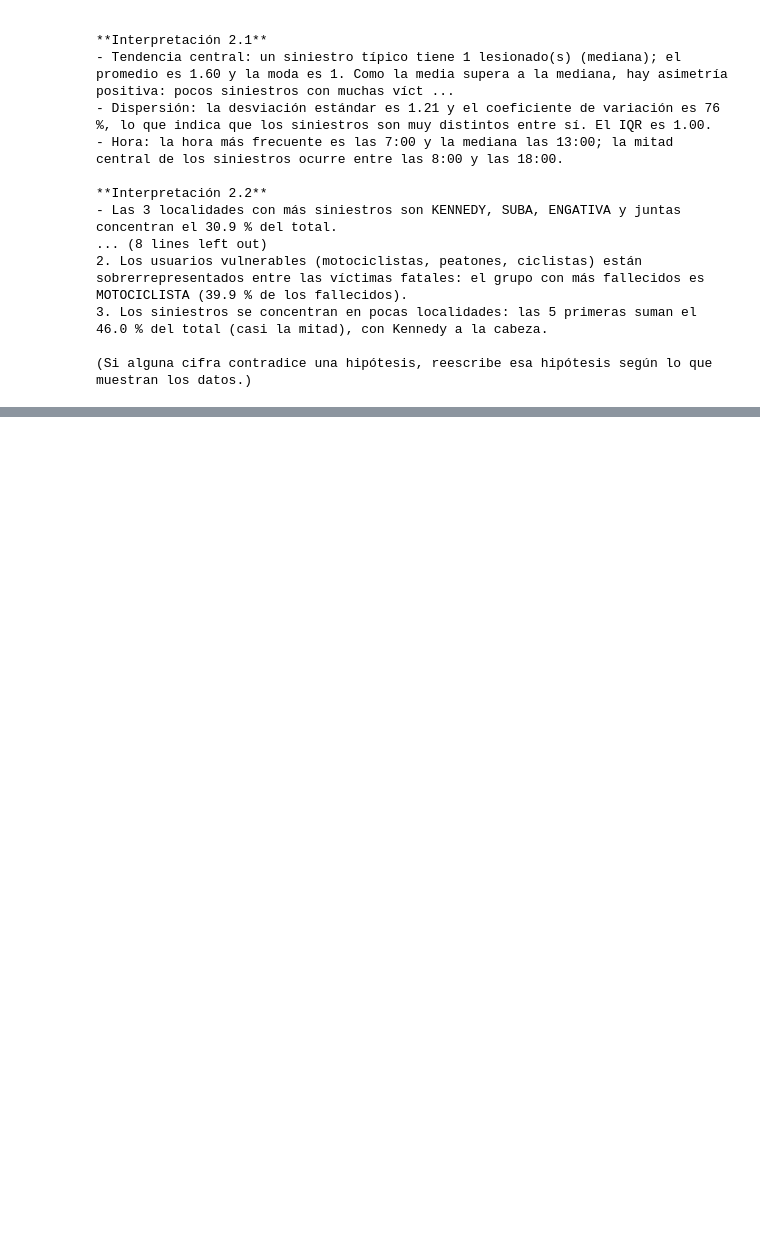
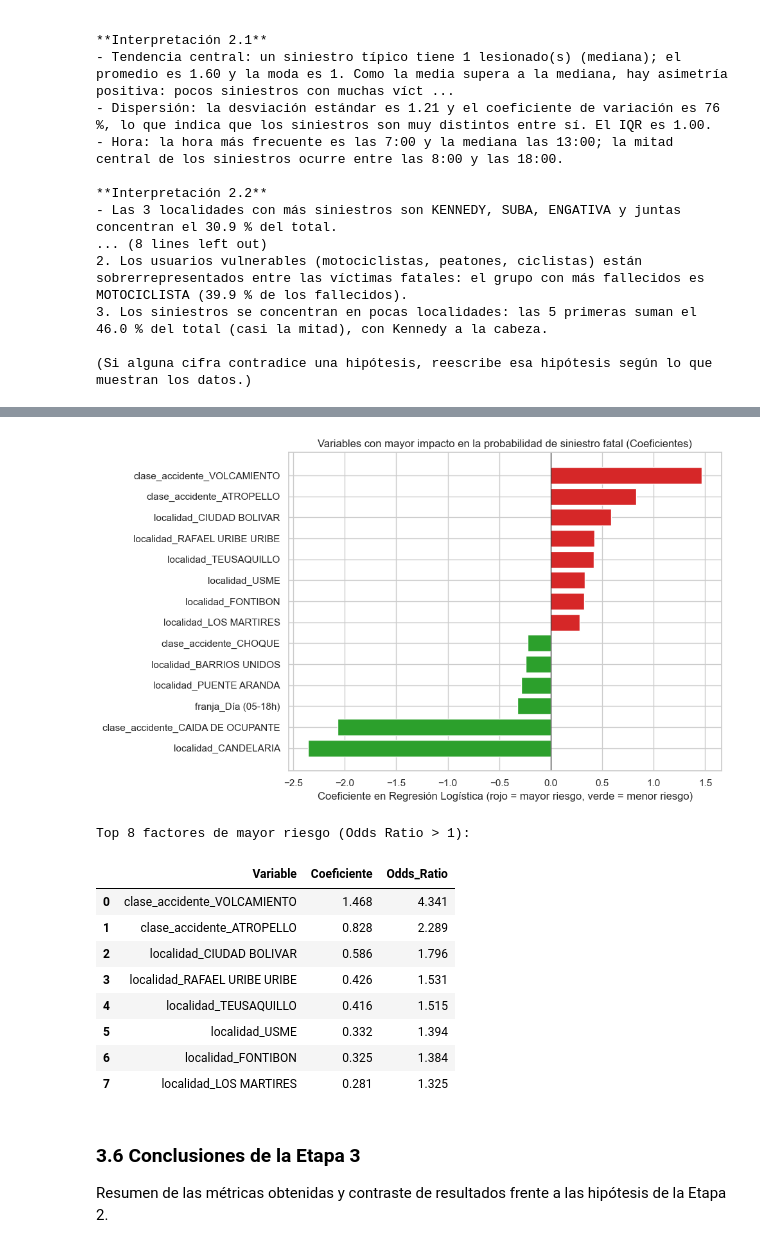
Before and after one commit to joanadrte-pixel/Siniestros-viales-bogota, a Jupyter notebook: notebook/proyecto_siniestros.ipynb, the cells around one changed output, grey strips where cells are left out. Cells and saved outputs as stored; diff of their text form; code cells hidden in the pictures; blank space fills up the shorter version.

Commit message:
Agrega Etapa 3 al notebook, presentacion web y actualiza README

```diff
--- a/notebook/proyecto_siniestros.ipynb
+++ b/notebook/proyecto_siniestros.ipynb
@@ -744,0 +919,42 @@ Nota: en este periodo 88 % de los siniestros son CON HERIDOS, 7 % SOLO DANOS y 5
+# %%
+ohe = modelo_bal.named_steps["pre"].named_transformers_["cat"]
+nombres_cat = list(ohe.get_feature_names_out(features_cat))
+nombres_vars = features_num + nombres_cat
+coefs = modelo_bal.named_steps["clf"].coef_[0]
+
+df_coefs = pd.DataFrame({
+    "Variable": nombres_vars,
+    "Coeficiente": coefs,
+    "Odds_Ratio": np.exp(coefs),
+}).sort_values("Coeficiente", ascending=False)
+
+top_riesgo = df_coefs.head(8)
+top_protector = df_coefs.tail(6)
+df_plot = pd.concat([top_riesgo, top_protector]).sort_values("Coeficiente")
+
+fig, ax = plt.subplots(figsize=(10, 6))
+colores = ["#2ca02c" if c < 0 else "#d62728" for c in df_plot["Coeficiente"]]
+ax.barh(df_plot["Variable"], df_plot["Coeficiente"], color=colores)
+ax.axvline(0, color="black", linewidth=0.8)
+ax.set_title("Variables con mayor impacto en la probabilidad de siniestro fatal (Coeficientes)")
+ax.set_xlabel("Coeficiente en Regresión Logística (rojo = mayor riesgo, verde = menor riesgo)")
+plt.tight_layout()
+plt.show()
+
+print("Top 8 factores de mayor riesgo (Odds Ratio > 1):")
+display(top_riesgo.reset_index(drop=True).round(3))
+# %% [output]
+[figure, added]
+Top 8 factores de mayor riesgo (Odds Ratio > 1):
+|  | Variable | Coeficiente | Odds_Ratio |
+| 0 | clase_accidente_VOLCAMIENTO | 1.468 | 4.341 |
+| 1 | clase_accidente_ATROPELLO | 0.828 | 2.289 |
+| 2 | localidad_CIUDAD BOLIVAR | 0.586 | 1.796 |
+| 3 | localidad_RAFAEL URIBE URIBE | 0.426 | 1.531 |
+| 4 | localidad_TEUSAQUILLO | 0.416 | 1.515 |
+| 5 | localidad_USME | 0.332 | 1.394 |
+| 6 | localidad_FONTIBON | 0.325 | 1.384 |
+| 7 | localidad_LOS MARTIRES | 0.281 | 1.325 |
+# %% [markdown]
+### 3.6 Conclusiones de la Etapa 3
+Resumen de las métricas obtenidas y contraste de resultados frente a las hipótesis de la Etapa 2.
```
Also changed, not shown: parts of 17 cells of this notebook, 2 other files.
